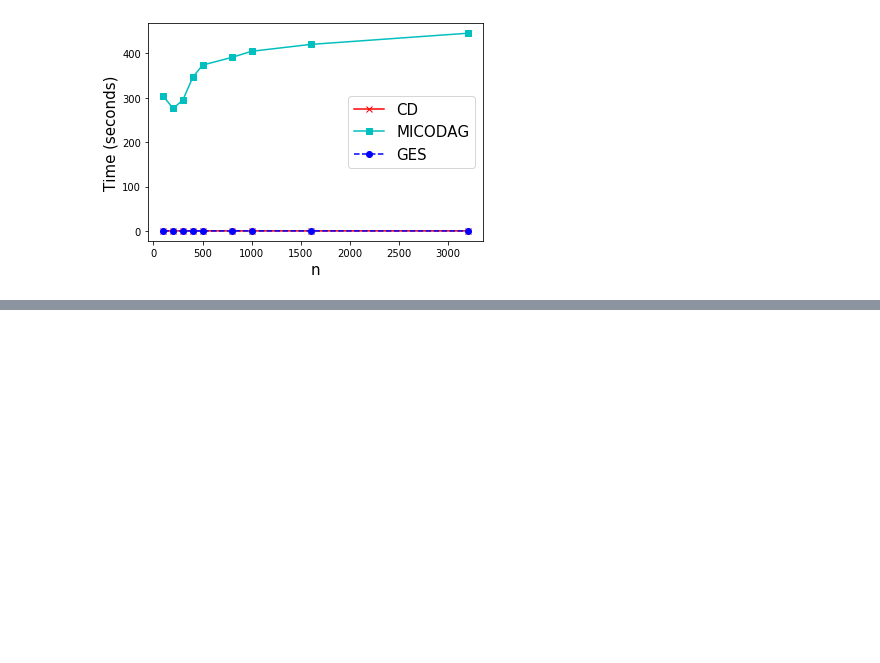
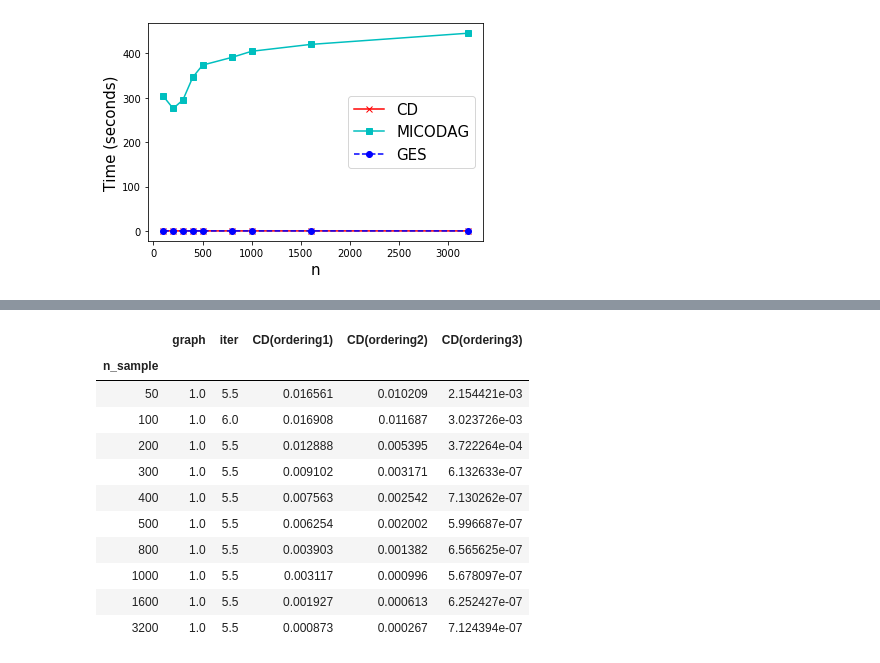
Before and after one commit to AtomXT/coordinate-descent-for-bayesian-networks, a Jupyter notebook: results_analysis.ipynb, the cells around one changed output, grey strips where cells are left out. Cells and saved outputs as stored; diff of their text form; code cells hidden in the pictures; blank space fills up the shorter version.

```diff
--- a/results_analysis.ipynb
+++ b/results_analysis.ipynb
@@ -248,0 +284,15 @@ To retain the current behavior and silence the warning, pass 'sort=True'.
+# %%
+obj_diff_ratio.groupby(level=['n_sample']).mean()
+# %% [output]
+|  | graph | iter | CD(ordering1) | CD(ordering2) | CD(ordering3) |
+| n_sample |  |  |  |  |  |
+| 50 | 1.0 | 5.5 | 0.016561 | 0.010209 | 2.154421e-03 |
+| 100 | 1.0 | 6.0 | 0.016908 | 0.011687 | 3.023726e-03 |
+| 200 | 1.0 | 5.5 | 0.012888 | 0.005395 | 3.722264e-04 |
+| 300 | 1.0 | 5.5 | 0.009102 | 0.003171 | 6.132633e-07 |
+| 400 | 1.0 | 5.5 | 0.007563 | 0.002542 | 7.130262e-07 |
+| 500 | 1.0 | 5.5 | 0.006254 | 0.002002 | 5.996687e-07 |
+| 800 | 1.0 | 5.5 | 0.003903 | 0.001382 | 6.565625e-07 |
+| 1000 | 1.0 | 5.5 | 0.003117 | 0.000996 | 5.678097e-07 |
+| 1600 | 1.0 | 5.5 | 0.001927 | 0.000613 | 6.252427e-07 |
+| 3200 | 1.0 | 5.5 | 0.000873 | 0.000267 | 7.124394e-07 |
```
Also changed, not shown: parts of 5 cells of this notebook, 9 other files.
